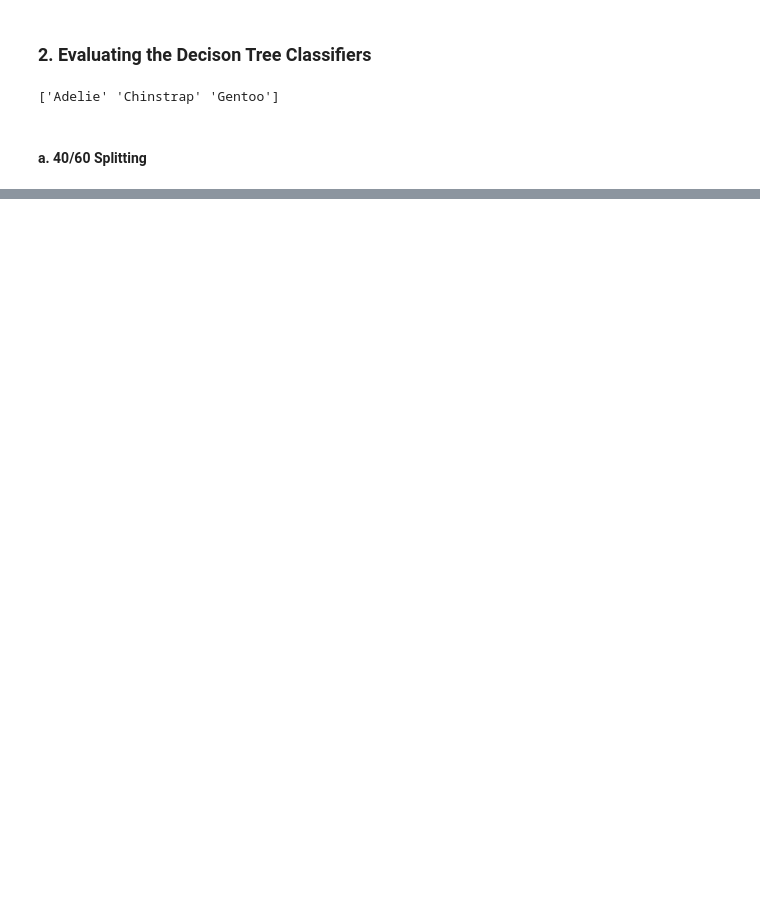
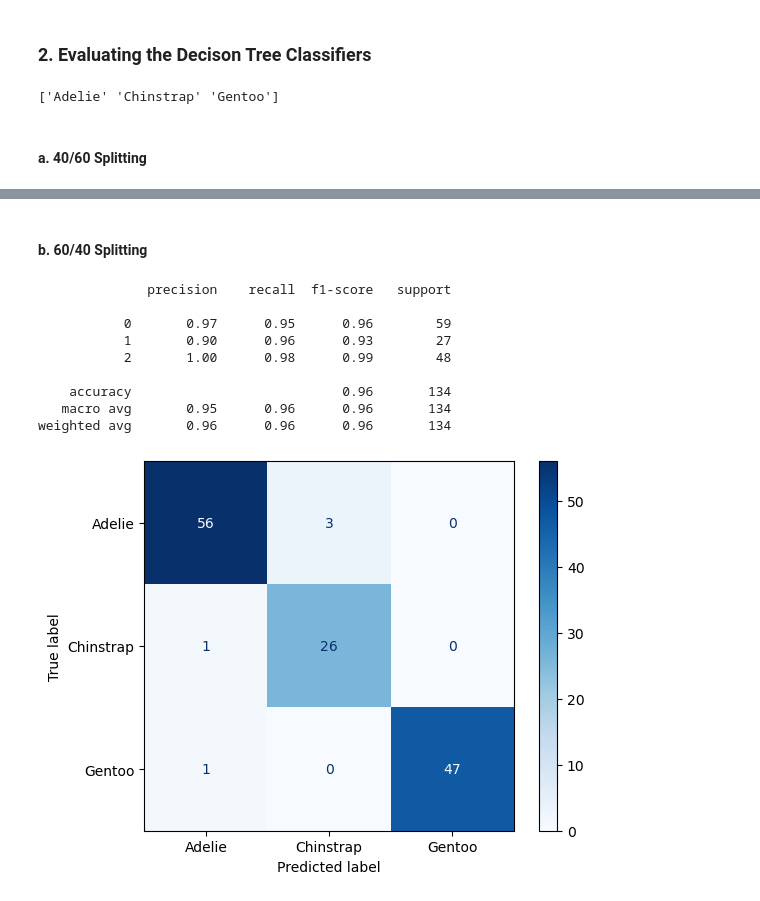
Before and after one commit to baobean/CSC14003-DecisionTree, a Jupyter notebook: palmer_penguin.ipynb, the cells around one changed output, grey strips where cells are left out. Drawn from its saved outputs; the diff is of its cells as text; code cells hidden in the pictures; blank space fills up the shorter version.

```diff
--- a/palmer_penguin.ipynb
+++ b/palmer_penguin.ipynb
@@ -252,0 +260,15 @@ weighted avg       1.00      1.00      1.00        34
+# %% [markdown]
+#### b. 60/40 Splitting
+# %%
+evaluate('60/40')
+# %% [output]
+              precision    recall  f1-score   support
+
+           0       0.97      0.95      0.96        59
+           1       0.90      0.96      0.93        27
+           2       1.00      0.98      0.99        48
+
+    accuracy                           0.96       134
+   macro avg       0.95      0.96      0.96       134
+weighted avg       0.96      0.96      0.96       134
+[figure, added]
```
Also changed, not shown: parts of 11 cells of this notebook.
